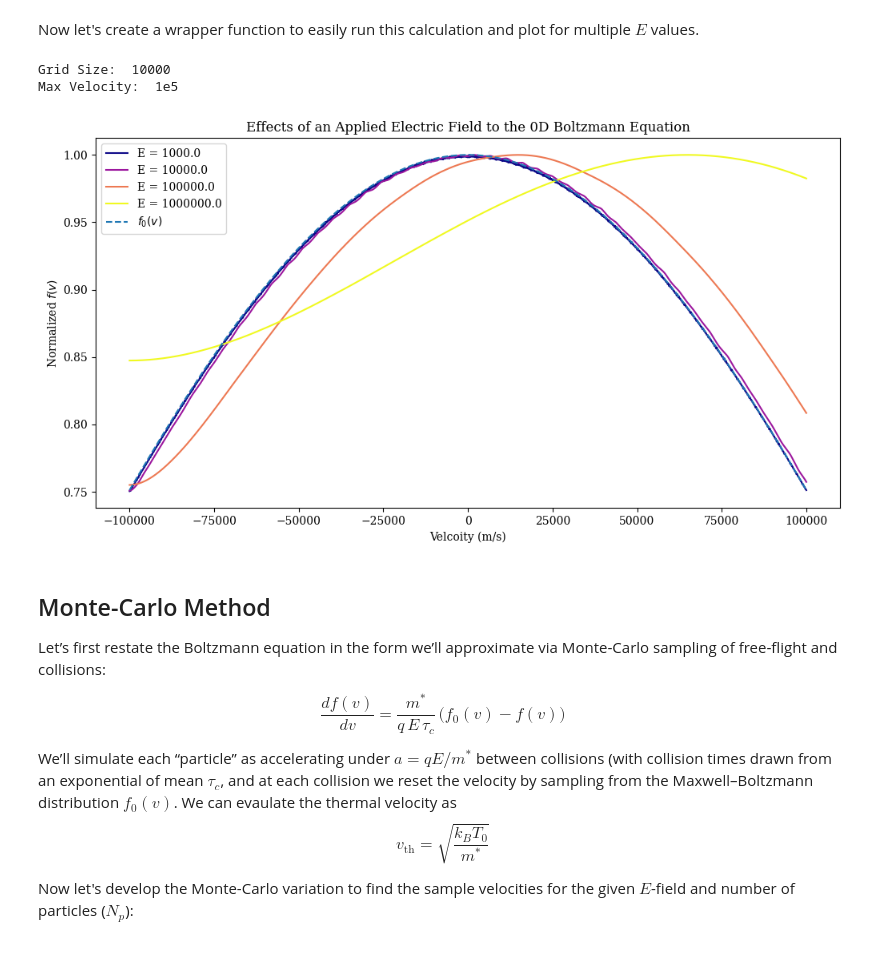
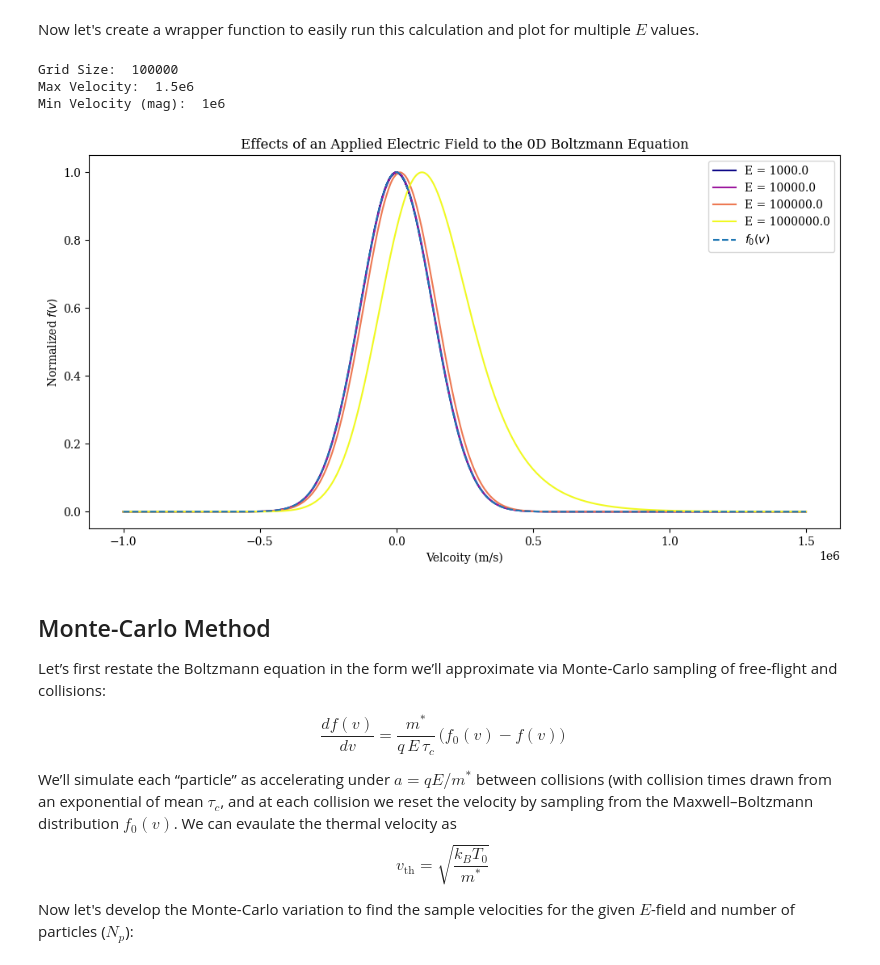
Before and after one commit to adkarp/boltzmann0d, a Jupyter notebook: theory.ipynb, the cells around one changed output. Drawn from its saved outputs; the diff is of its cells as text; code cells hidden in the pictures.

```diff
--- a/theory.ipynb
+++ b/theory.ipynb
@@ -295,25 +295,32 @@ Now let's create a wrapper function to easily run this calculation and plot for
 def evalBoltzmann(E, f0, dfdv, **constants):
     N = int(input("Grid Size: "))
     Vmax = float(input("Max Velocity: "))
+    Vmin = float(input("Min Velocity (mag): "))
 
-    V = np.linspace(-Vmax, Vmax, N)
+    V = np.linspace(-Vmin, Vmax, N)
 
     cmap = plt.get_cmap("plasma", len(E))
     colors = cmap(np.arange(len(E)))
 
     plt.figure(figsize=(12, 6))
+
+    solutions = []
     for Efield, color in zip(E, colors):
 
         f_init = f0(-Vmax, **constants)
         sol = solve_ivp(
             fun=lambda v, f: dfdv(v, f, E=Efield, **constants),
-            t_span=(-Vmax, Vmax),
+            t_span=(-Vmin, Vmax),
             y0=[f_init],
             t_eval=V,
             method="RK45",
         )
         v = sol.t
         f = sol.y[0]
+
+        solutions.append({'E': Efield,
+                          'v': v,
+                          'f': f})
 
         plt.plot(v, f / np.max(f), label=f"E = {Efield}", color=color)
 
@@ -326,13 +333,16 @@ def evalBoltzmann(E, f0, dfdv, **constants):
     plt.legend()
     plt.title(f"Effects of an Applied Electric Field to the 0D Boltzmann Equation")
     plt.show()
+
+    return solutions
-# %%
-E = np.logspace(3, 6, 4)
-evalBoltzmann(E, f0, df, **constants)
-# %% [output]
-Grid Size:  10000
-Max Velocity:  1e5
-[figure, removed]
+# %%
+E = np.logspace(3, 6, 4)
+determ_solutions_10 = evalBoltzmann(E, f0, df, **constants)
+# %% [output]
+Grid Size:  100000
+Max Velocity:  1.5e6
+Min Velocity (mag):  1e6
+[figure, added]
 # %% [markdown]
 ## Monte-Carlo Method
 
```
Also changed, not shown: parts of 2 cells of this notebook.
